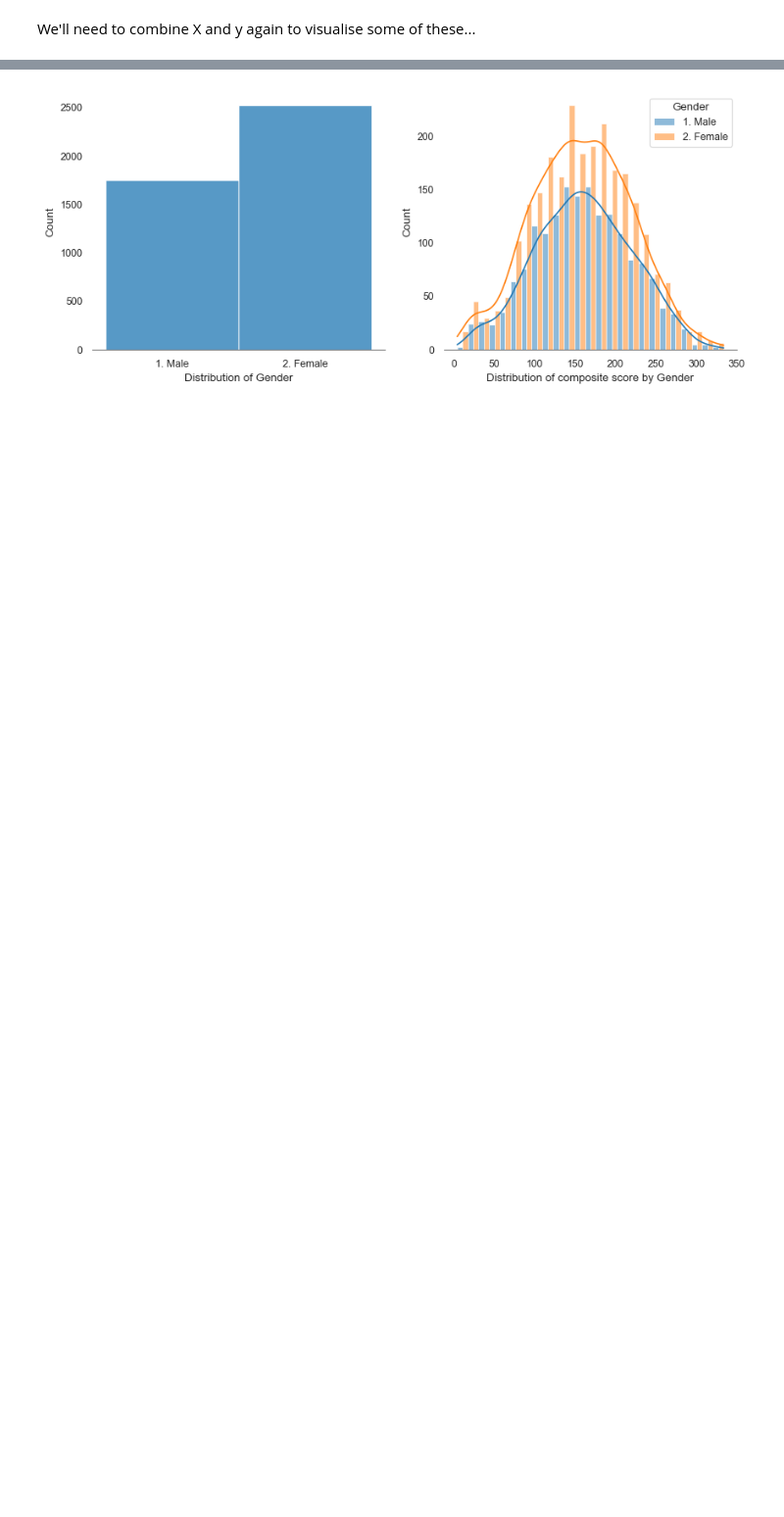
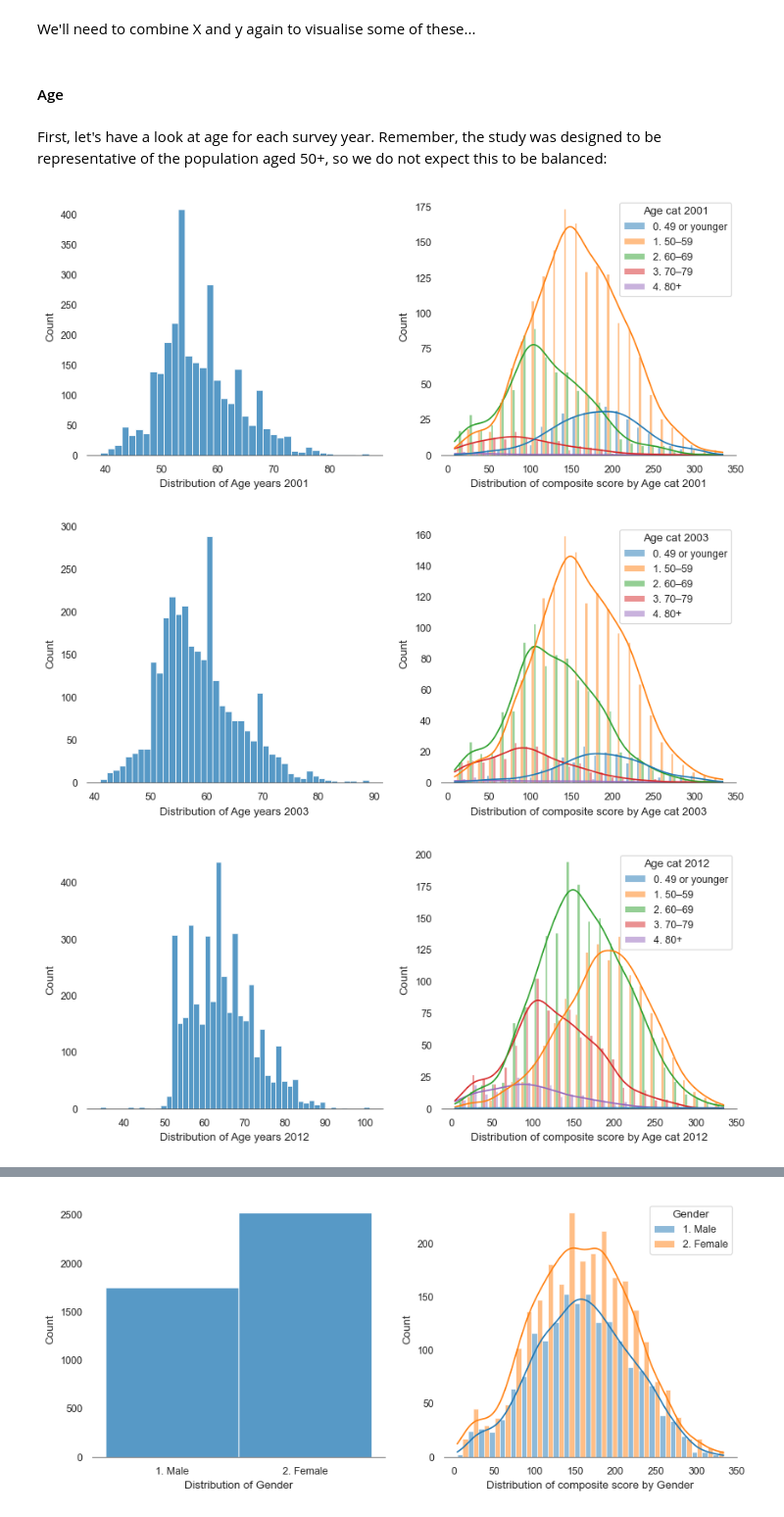
Before and after one commit to nicknettleton/Cognitive-Capacity-Prediction, a Jupyter notebook: Cognitive-Capacity-Prediction.ipynb, the cells around one changed output, grey strips where cells are left out. Shown at 98% size. Drawn from its saved outputs; the diff is of its cells as text; code cells hidden in the pictures; blank space fills up the shorter version.

```diff
--- a/Cognitive-Capacity-Prediction.ipynb
+++ b/Cognitive-Capacity-Prediction.ipynb
@@ -822,3 +833,17 @@ def plot_feature(data, feature1, feature2):
     ax.set_xlabel('Distribution of composite score by ' + feature2)
 
     plt.show()
+# %% [markdown]
+#### Age
+# %% [markdown]
+First, let's have a look at age for each survey year.
+Remember, the study was designed to be representative of the population aged 50+,
+so we do not expect this to be balanced:
+# %%
+plot_feature(analysis, 'Age years 2001', 'Age cat 2001')
+plot_feature(analysis, 'Age years 2003', 'Age cat 2003')
+plot_feature(analysis, 'Age years 2012', 'Age cat 2012')
+# %% [output]
+[figure, added]
+[figure, added]
+[figure, added]
```
Also changed, not shown: parts of 83 cells of this notebook, 11 other files.
